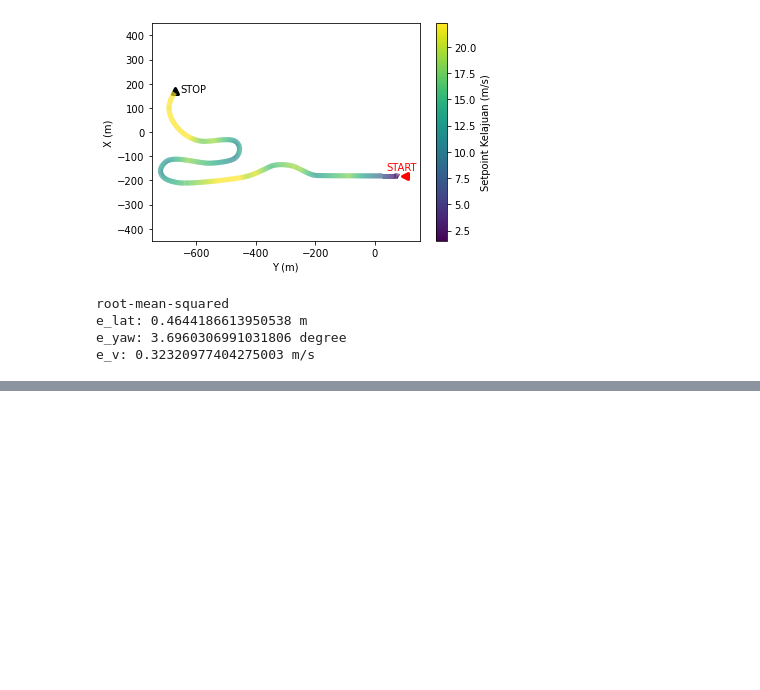
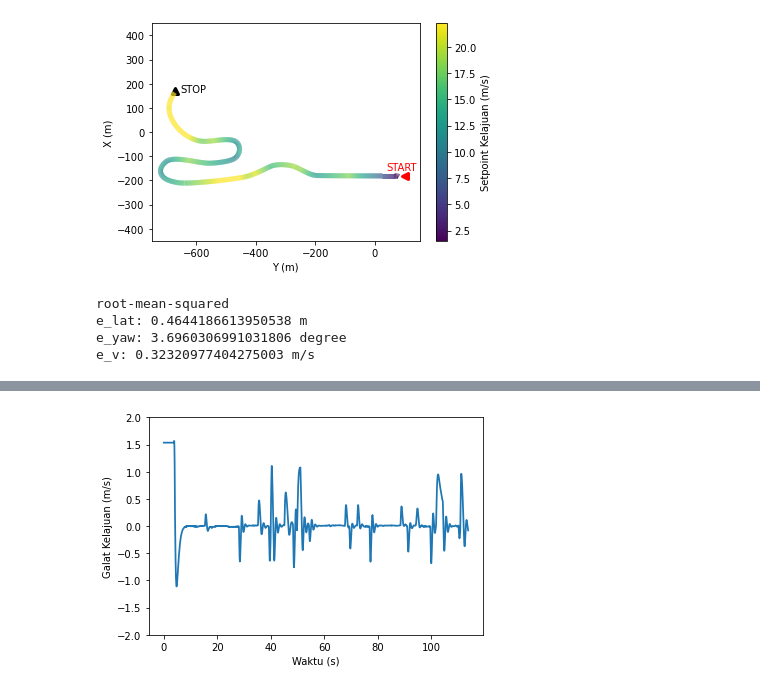
Before and after one commit to fadamsyah/final-project, a Jupyter notebook: CARLA Simulation Result/Hasil Simulasi CARLA.ipynb, the cells around one changed output, grey strips where cells are left out. Cells and saved outputs as stored; diff of their text form; code cells hidden in the pictures; blank space fills up the shorter version.

```diff
--- a/CARLA Simulation Result/Hasil Simulasi CARLA.ipynb
+++ b/CARLA Simulation Result/Hasil Simulasi CARLA.ipynb
@@ -123,0 +177,9 @@ e_v: 0.32320977404275003 m/s
+# %%
+plt.plot(t-t[0],  ev, linewidth=1.75)
+plt.xlabel('Waktu (s)')
+plt.ylabel('Galat Kelajuan (m/s)')
+plt.ylim(min(lim_lon), max(lim_lon))
+plt.savefig('img/pid_longitudinal', dpi=500, transparent=True)
+plt.show()
+# %% [output]
+[figure, added]
```
Also changed, not shown: parts of 20 cells of this notebook, 15 other files.
